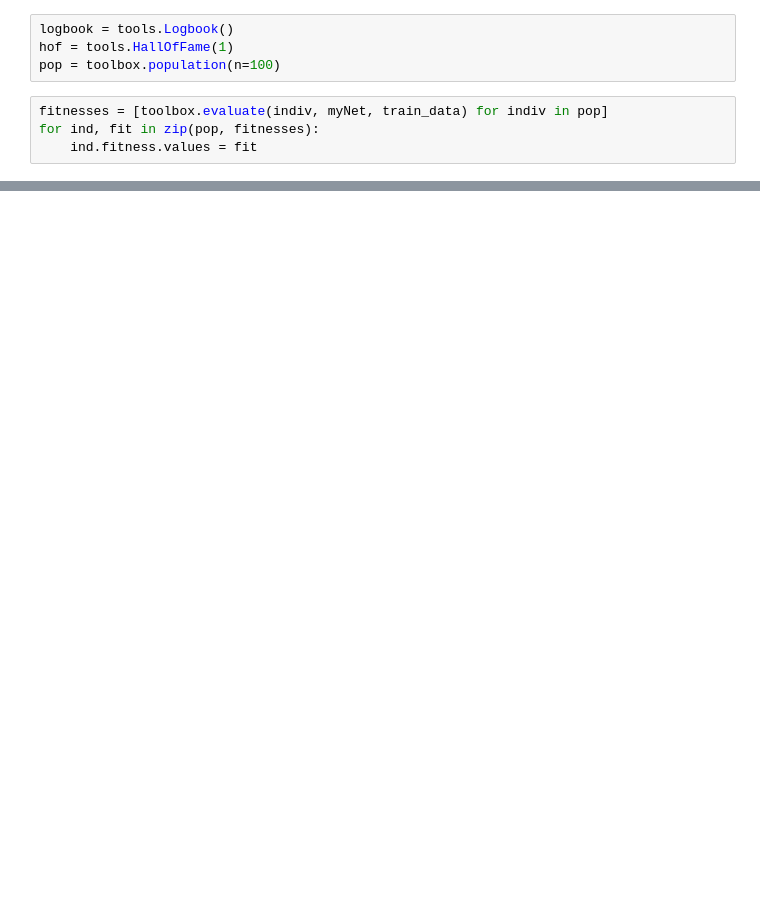
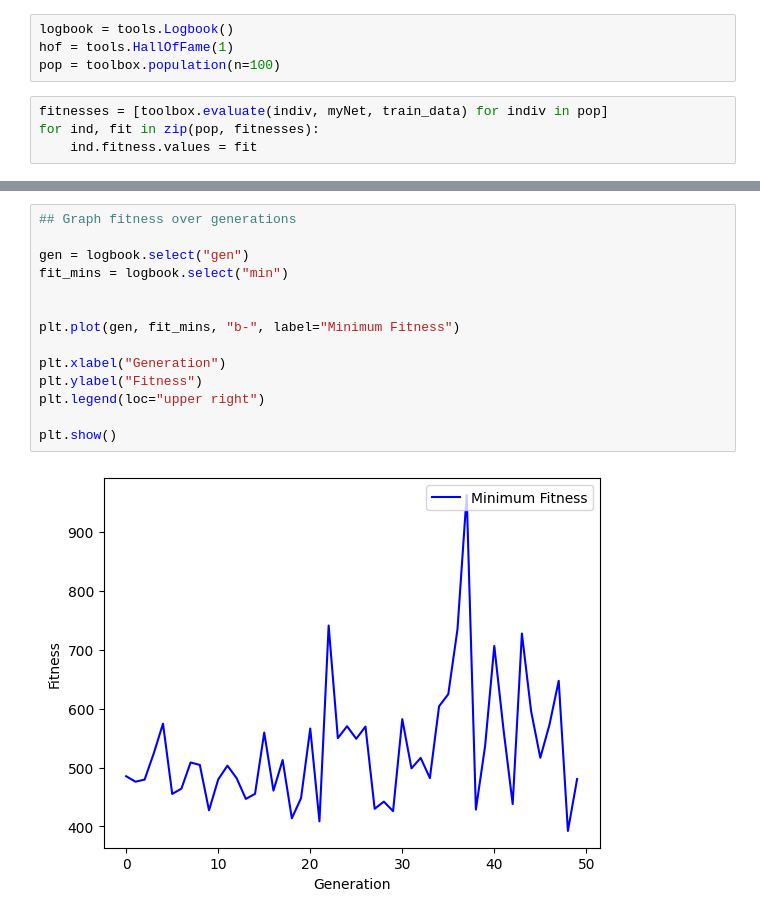
Before and after one commit to katie291100/evac-exam, a Jupyter notebook: main copy.ipynb, the cells around one changed output, grey strips where cells are left out. Cells and saved outputs as stored; diff of their text form; blank space fills up the shorter version.

```diff
--- a/main copy.ipynb
+++ b/main copy.ipynb
@@ -389,2 +420,18 @@ plt.show()
 ValueError: x and y must be the same size
 [figure]
+# %%
+## Graph fitness over generations
+
+gen = logbook.select("gen")
+fit_mins = logbook.select("min")
+
+
+plt.plot(gen, fit_mins, "b-", label="Minimum Fitness")
+
+plt.xlabel("Generation")
+plt.ylabel("Fitness")
+plt.legend(loc="upper right")
+
+plt.show()
+# %% [output]
+[figure, added]
```
Also changed, not shown: parts of 10 cells of this notebook.
